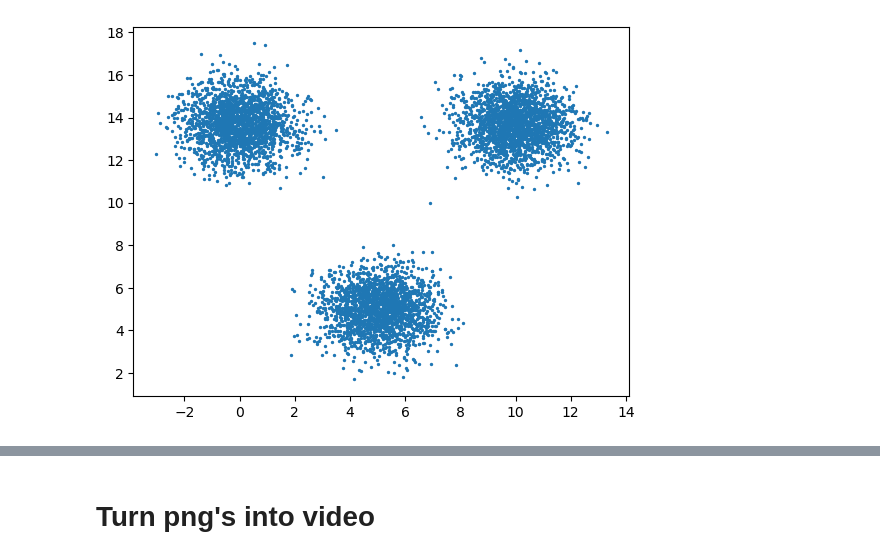
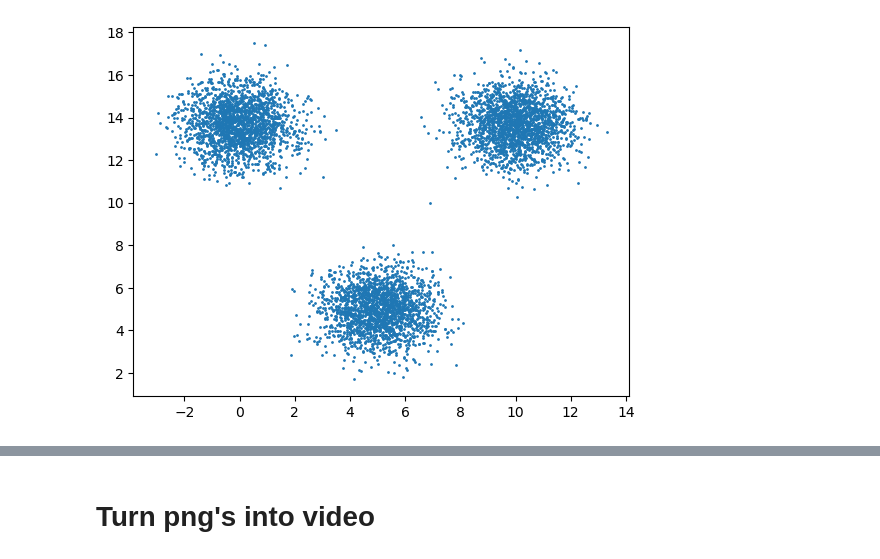
Before and after one commit to ajy25/adversarialRBMs, a Jupyter notebook: demos/rbm_demos/presentation.ipynb, the cells around one changed output, grey strips where cells are left out. Drawn from its saved outputs; the diff is of its cells as text; code cells hidden in the pictures.

```diff
--- a/demos/rbm_demos/presentation.ipynb
+++ b/demos/rbm_demos/presentation.ipynb
@@ -1,28 +1,28 @@
 # %%
 import os, sys
 directory_path = os.path.dirname(os.path.abspath("__notebook__"))
 sys.path.append('../../')
 import numpy as np
 np.random.seed(43)
 import matplotlib.pyplot as plt
 from models import rbm
 
 def data():
     from math import sqrt
     cov = np.eye(2)
     samples_per_center = 2000
     n = lambda m: np.random.multivariate_normal(m, cov, samples_per_center)
     mean1 = (5, 5)
     mean2 = (10, 5+5*sqrt(3))
     mean3 = (0, 5+5*sqrt(3))
     X =  np.vstack((n(mean1), n(mean2), n(mean3)))
     np.random.shuffle(X)
     return X
 
 X = data()
-img = plt.scatter(x=X[:, 0], y=X[:, 1], s=2)
+img = plt.scatter(x=X[:, 0], y=X[:, 1], s=1)
 # %% [output]
-[figure, old version]
+[figure, new version]
 # %%
 model = rbm.RBM(
     n_vis=2,
```
Also changed, not shown: parts of 5 cells of this notebook, 23 other files.
